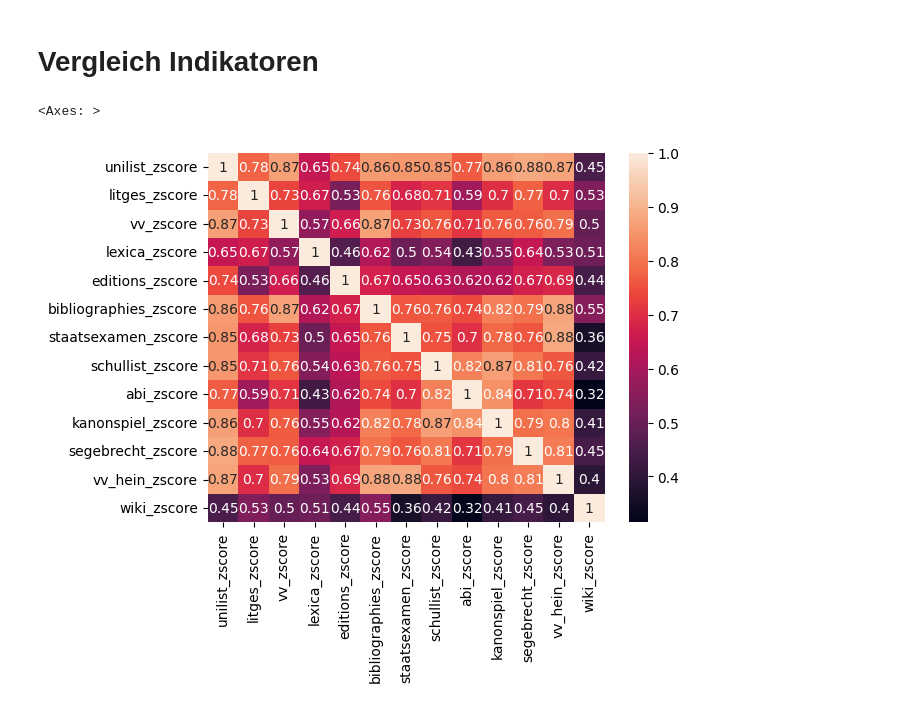
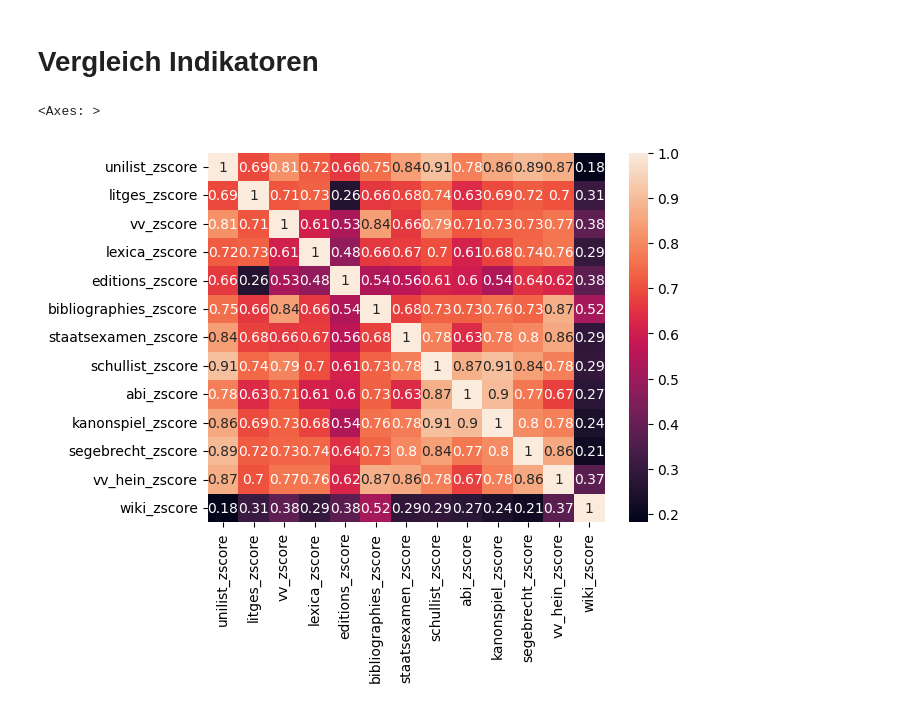
Before and after one commit to agihil/germancanon, a Jupyter notebook: notebooks/analyze_data.ipynb, the cells around one changed output. Cells and saved outputs as stored; diff of their text form; code cells hidden in the pictures.

```diff
--- a/notebooks/analyze_data.ipynb
+++ b/notebooks/analyze_data.ipynb
@@ -359,17 +346,17 @@ def anonymize(df):
 # %%
 corr_results = (
     data
-    .query("canonicity_score_rank <= 99999")
+    .query("canonicity_score_rank <= 50")
     [[x+'_zscore' for x in all_indicator_dict.keys()]]
     .apply(zscore)
     .corr(method='pearson')
     # .pipe(anonymize)
 )
 
 sns.heatmap(corr_results, annot=True)
 # %% [output]
 <Axes: >
-[figure, old version]
+[figure, new version]
 # %%
 thresholds = range(50, 6000, 50)
 
```
Also changed, not shown: parts of 10 cells of this notebook, 1 other file.
